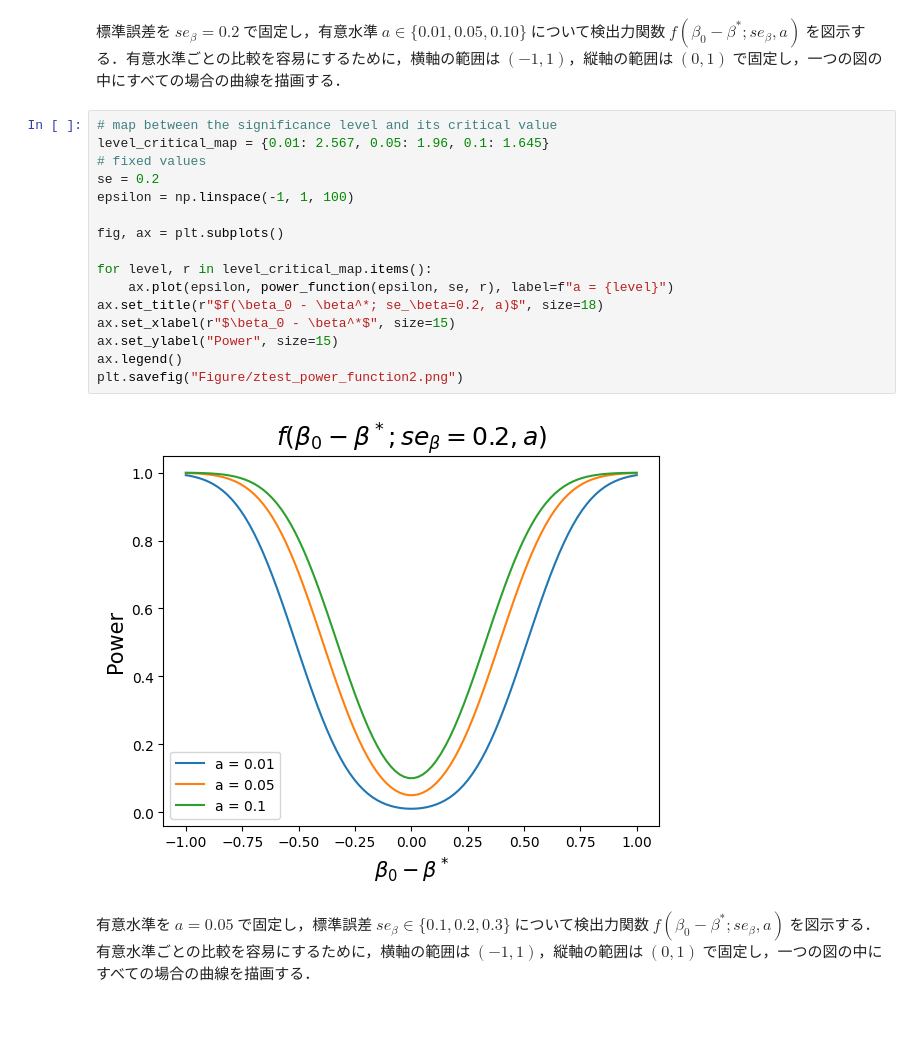
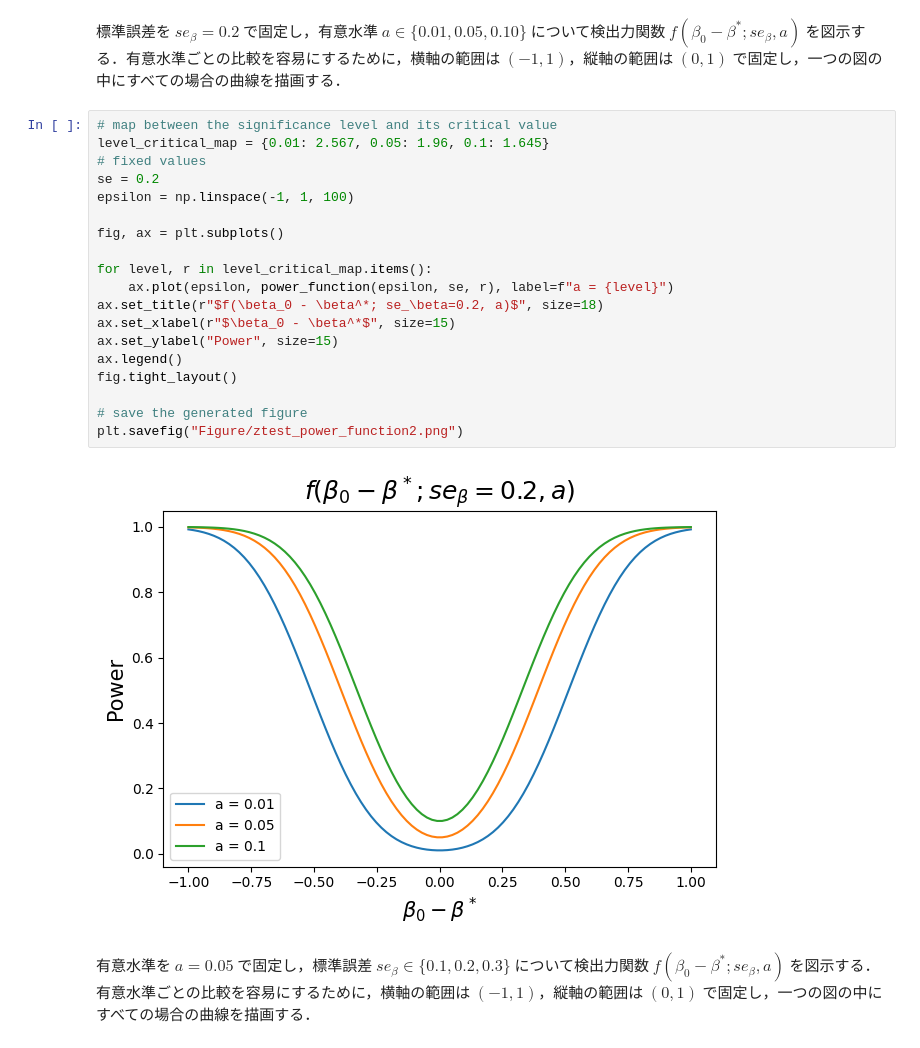
Before and after one commit to Nagayu71/Econometrics-B, a Jupyter notebook: week6_Ztest_power_function.ipynb, the cells around one changed output. Saved outputs shown, nothing was run; the diff lists cells and outputs as text; blank space fills up the shorter version.

```diff
--- a/week6_Ztest_power_function.ipynb
+++ b/week6_Ztest_power_function.ipynb
@@ -71,21 +104,24 @@ plt.savefig("Figure/ztest_power_function1.png")
 # %%
 # map between the significance level and its critical value
 level_critical_map = {0.01: 2.567, 0.05: 1.96, 0.1: 1.645}
 # fixed values
 se = 0.2
 epsilon = np.linspace(-1, 1, 100)
 
 fig, ax = plt.subplots()
 
 for level, r in level_critical_map.items():
     ax.plot(epsilon, power_function(epsilon, se, r), label=f"a = {level}")
 ax.set_title(r"$f(\beta_0 - \beta^*; se_\beta=0.2, a)$", size=18)
 ax.set_xlabel(r"$\beta_0 - \beta^*$", size=15)
 ax.set_ylabel("Power", size=15)
 ax.legend()
+fig.tight_layout()
+
+# save the generated figure
 plt.savefig("Figure/ztest_power_function2.png")
 # %% [output]
-[figure, old version]
+[figure, new version]
 # %% [markdown]
 有意水準を $a=0.05$ で固定し，標準誤差 $se_\beta \in \{0.1, 0.2, 0.3\}$ について検出力関数 $f(\beta_0 - \beta^*; se_\beta, a)$ を図示する．有意水準ごとの比較を容易にするために，横軸の範囲は $(-1,1)$，縦軸の範囲は $(0, 1)$ で固定し，一つの図の中にすべての場合の曲線を描画する．
 # %%
```
Also changed, not shown: parts of 3 cells of this notebook.
